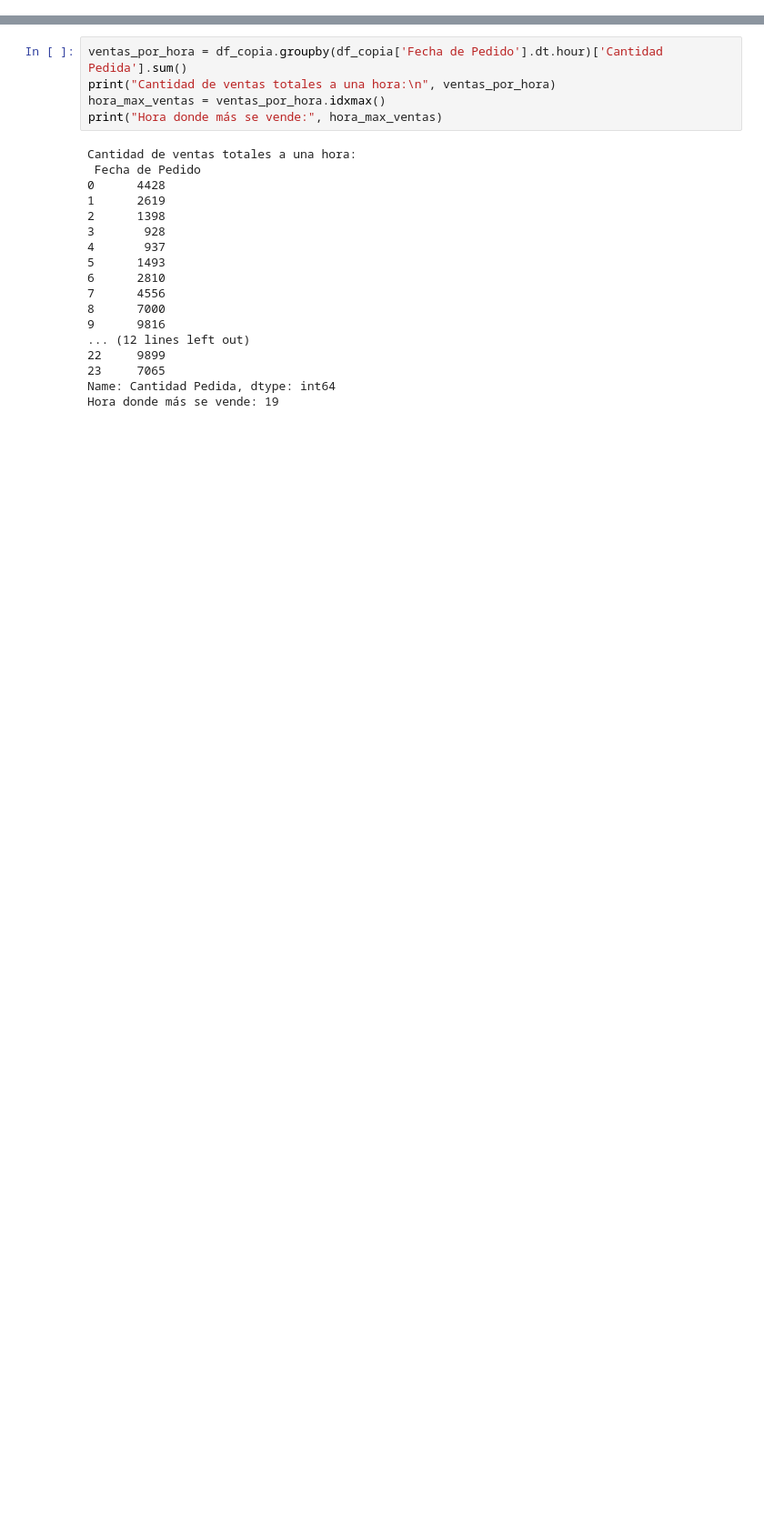
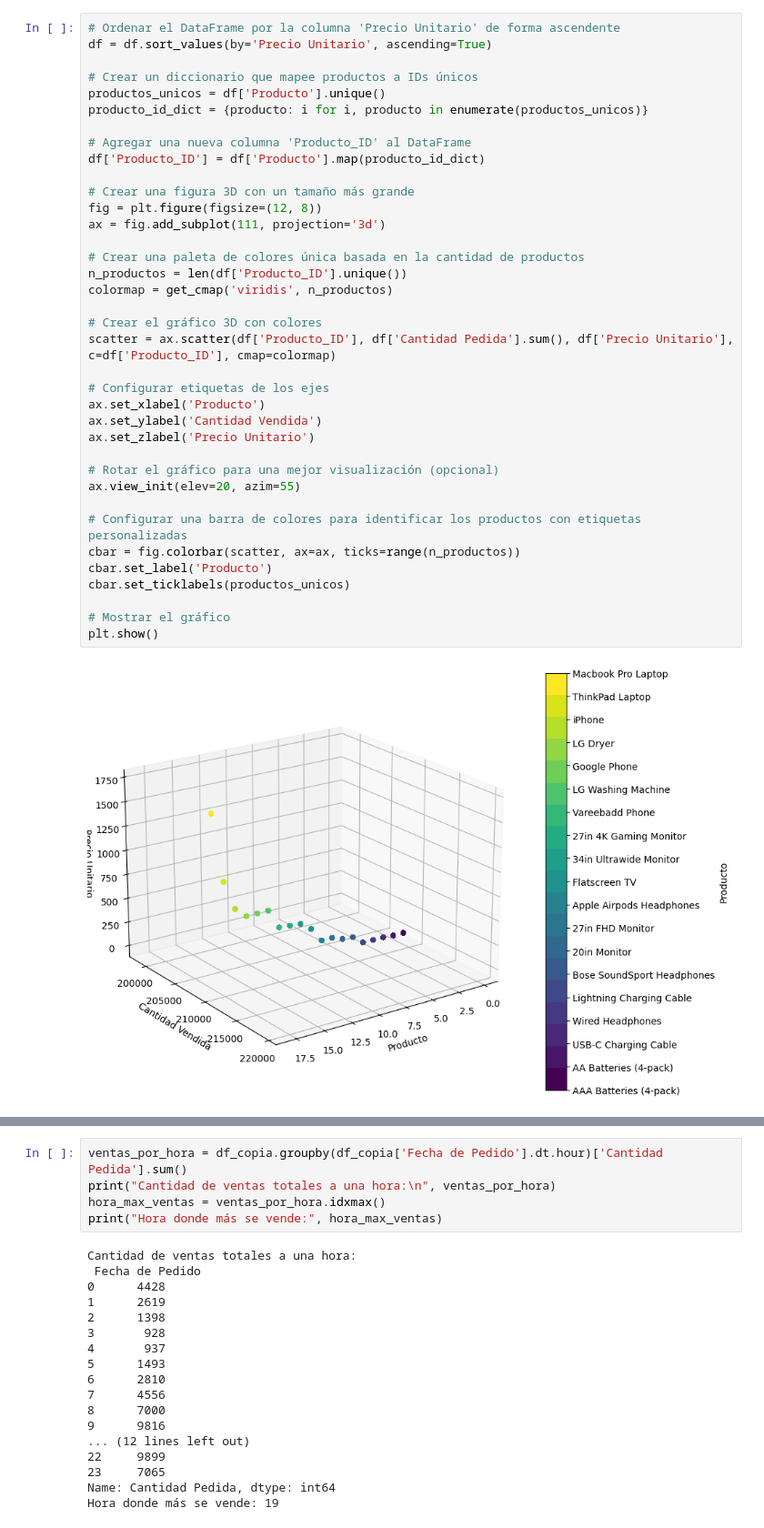
Before and after one commit to norgaston/laboratorio1-bdml, a Jupyter notebook: Laboratorio_1.ipynb, the cells around one changed output, grey strips where cells are left out. Shown at 91% size. Cells and saved outputs as stored; diff of their text form; blank space fills up the shorter version.

```diff
--- a/Laboratorio_1.ipynb
+++ b/Laboratorio_1.ipynb
@@ -30,3 +60,42 @@ df.describe()
+# %%
+# Ordenar el DataFrame por la columna 'Precio Unitario' de forma ascendente
+df = df.sort_values(by='Precio Unitario', ascending=True)
+
+# Crear un diccionario que mapee productos a IDs únicos
+productos_unicos = df['Producto'].unique()
+producto_id_dict = {producto: i for i, producto in enumerate(productos_unicos)}
+
+# Agregar una nueva columna 'Producto_ID' al DataFrame
+df['Producto_ID'] = df['Producto'].map(producto_id_dict)
+
+# Crear una figura 3D con un tamaño más grande
+fig = plt.figure(figsize=(12, 8))
+ax = fig.add_subplot(111, projection='3d')
+
+# Crear una paleta de colores única basada en la cantidad de productos
+n_productos = len(df['Producto_ID'].unique())
+colormap = get_cmap('viridis', n_productos)
+
+# Crear el gráfico 3D con colores
+scatter = ax.scatter(df['Producto_ID'], df['Cantidad Pedida'].sum(), df['Precio Unitario'], c=df['Producto_ID'], cmap=colormap)
+
+# Configurar etiquetas de los ejes
+ax.set_xlabel('Producto')
+ax.set_ylabel('Cantidad Vendida')
+ax.set_zlabel('Precio Unitario')
+
+# Rotar el gráfico para una mejor visualización (opcional)
+ax.view_init(elev=20, azim=55)
+
+# Configurar una barra de colores para identificar los productos con etiquetas personalizadas
+cbar = fig.colorbar(scatter, ax=ax, ticks=range(n_productos))
+cbar.set_label('Producto')
+cbar.set_ticklabels(productos_unicos)
+
+# Mostrar el gráfico
+plt.show()
+# %% [output]
+[figure, added]
 # %%
 meses = ['Enero', 'Febrero', 'Marzo', 'Abril', 'Mayo', 'Junio', 'Julio', 'Agosto', 'Septiembre', 'Octubre', 'Noviembre', 'Diciembre']
 
```
Also changed, not shown: parts of 7 cells of this notebook.
